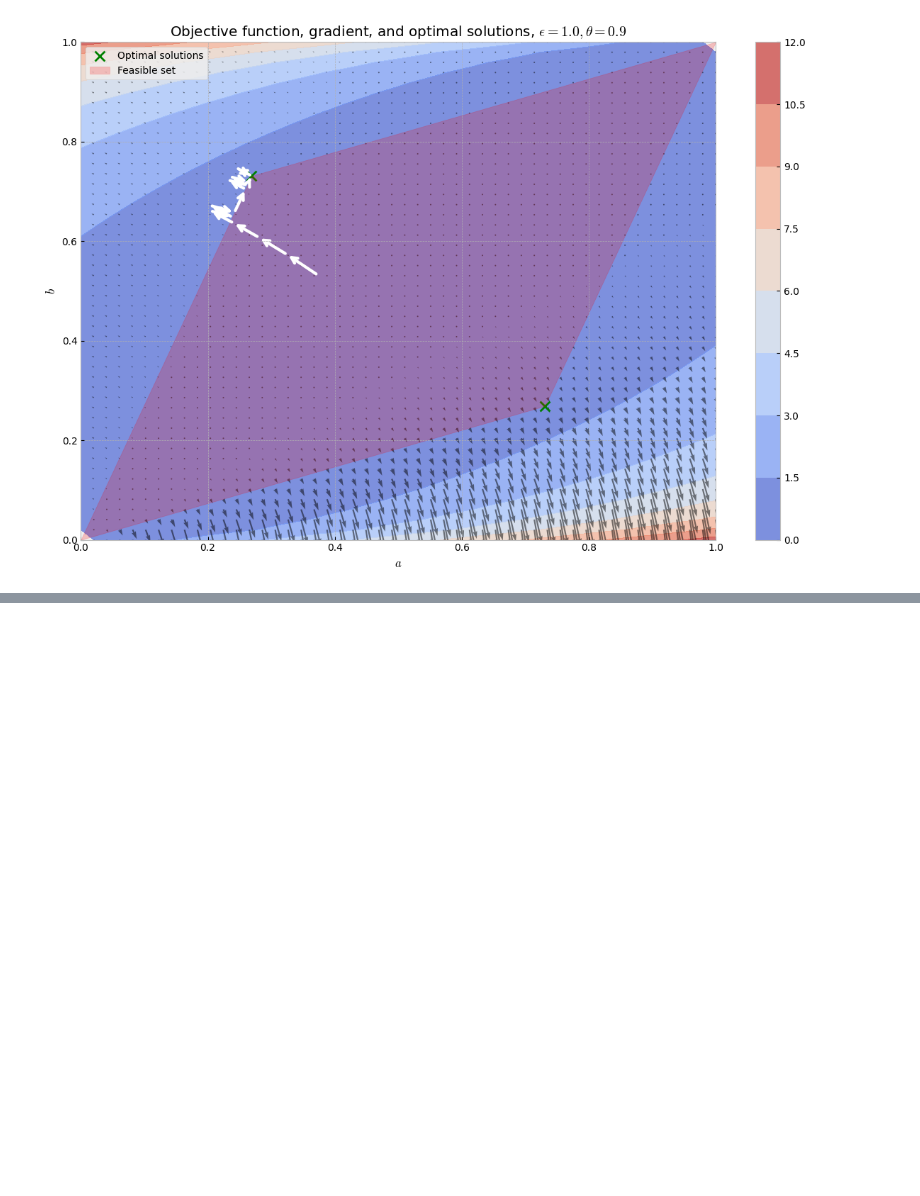
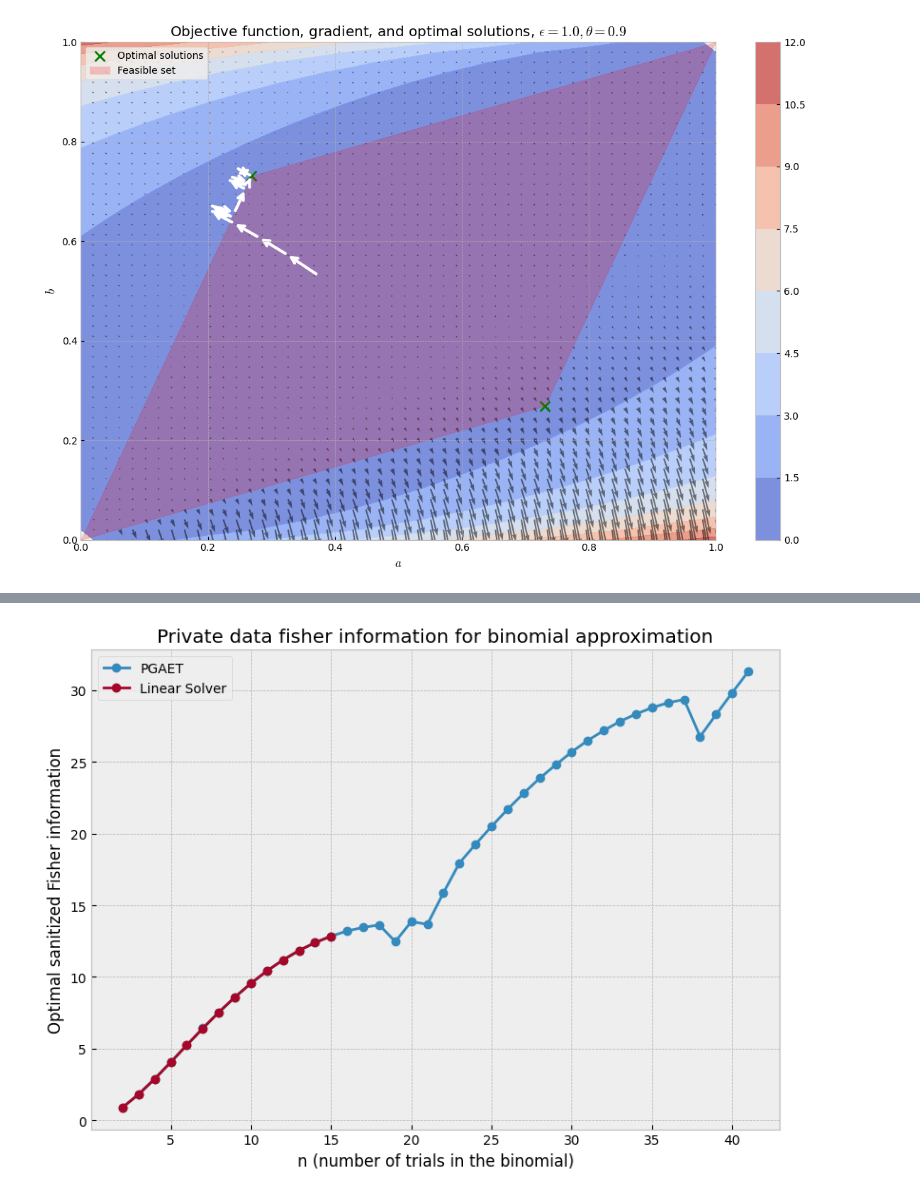
Before and after one commit to MatejVe/locally_efficient_differential_privacy, a Jupyter notebook: thesis_visualization.ipynb, the cells around one changed output, grey strips where cells are left out. Cells and saved outputs as stored; diff of their text form; code cells hidden in the pictures; blank space fills up the shorter version.

```diff
--- a/thesis_visualization.ipynb
+++ b/thesis_visualization.ipynb
@@ -188,0 +319,16 @@ plt.show()
+# %%
+from DP.utils import binom_optimal_privacy
+
+ns = [i + 2 for i in range(40)]
+print(ns)
+pga_best_fishes = list()
+linear_fisher = list()
+EPSILON = 0.5
+
+for n in ns:
+    print(n)
+    result = binom_optimal_privacy(PGAWithEdgeTraversal(), n, EPSILON, 0.05)
+    pga_best_fishes.append(result[-1])
+    if n <= 15:
+        result = binom_optimal_privacy(LinearSolver(), n, EPSILON, 0.05)
+        linear_fisher.append(result[-1])
@@ -188,0 +353,14 @@ plt.show()
+# %%
+fig, ax = plt.subplots(figsize=(8, 6))
+
+ax.plot(ns, pga_best_fishes, 'o-', label="PGAET")
+ax.plot(ns[:14], linear_fisher, 'o-', label="Linear Solver")
+ax.legend()
+ax.set_xlabel("n (number of trials in the binomial)")
+ax.set_ylabel("Optimal sanitized Fisher information")
+ax.set_title("Private data fisher information for binomial approximation")
+
+plt.tight_layout()
+plt.show()
+# %% [output]
+[figure, added]
```
Also changed, not shown: parts of 7 cells of this notebook.
